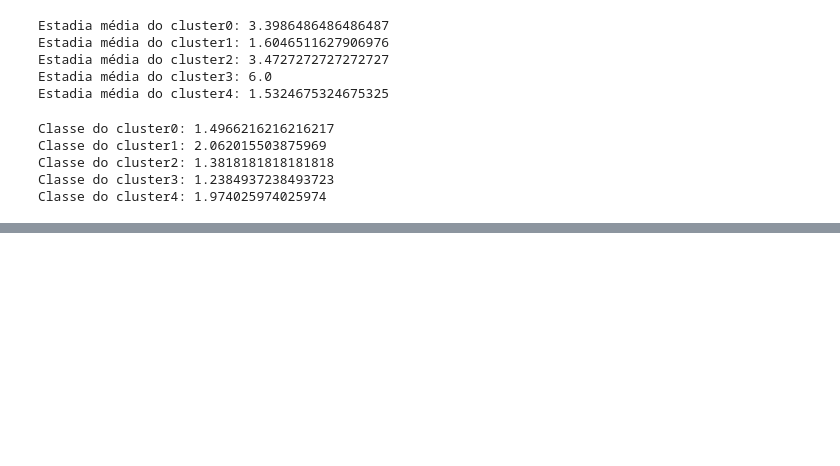
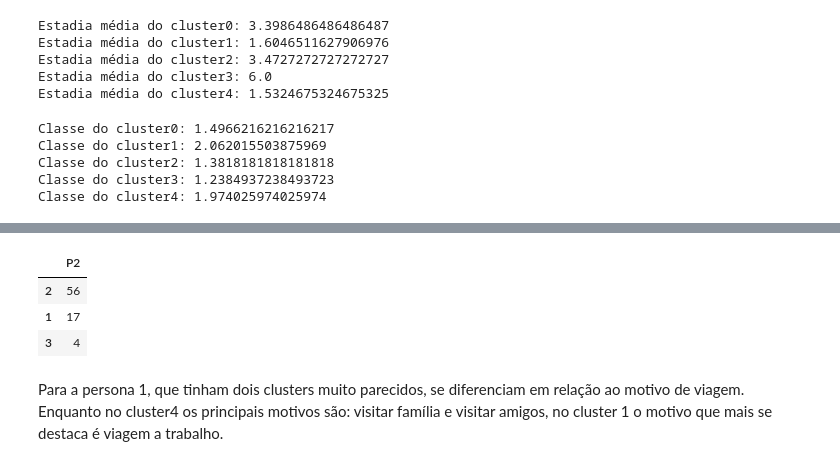
Before and after one commit to pmahfuz/Jr_hotelaria, a Jupyter notebook: Analise_base.ipynb, the cells around one changed output, grey strips where cells are left out. Drawn from its saved outputs; the diff is of its cells as text; code cells hidden in the pictures; blank space fills up the shorter version.

```diff
--- a/Analise_base.ipynb
+++ b/Analise_base.ipynb
@@ -482,3 +483,14 @@ tab.to_frame()
+# %%
+# Motivo da viagem do cluster4
+tab = cluster4['P2'].value_counts(sort=False)
+tab.to_frame()
+# %% [output]
+|  | P2 |
+| 2 | 56 |
+| 1 | 17 |
+| 3 | 4 |
+# %% [markdown]
+Para a persona 1, que tinham dois clusters muito parecidos, se diferenciam em relação ao motivo de viagem. Enquanto no cluster4 os principais motivos são: visitar família e visitar amigos, no cluster 1 o motivo que mais se destaca é viagem a trabalho.
 # %%
 # Motivo da viagem do cluster3
 tab = cluster3['P2'].value_counts(sort=False)
```
Also changed, not shown: parts of 42 cells of this notebook.
